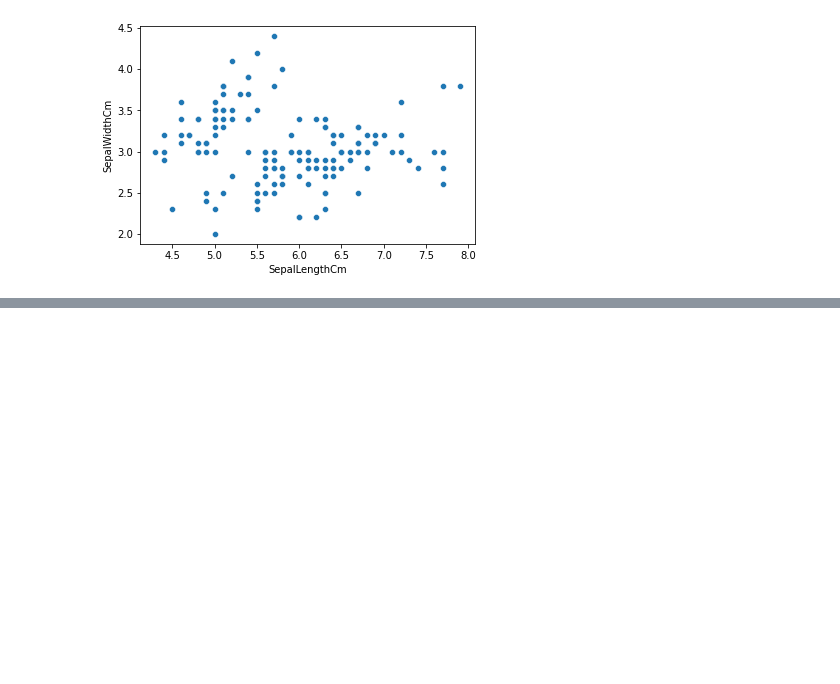
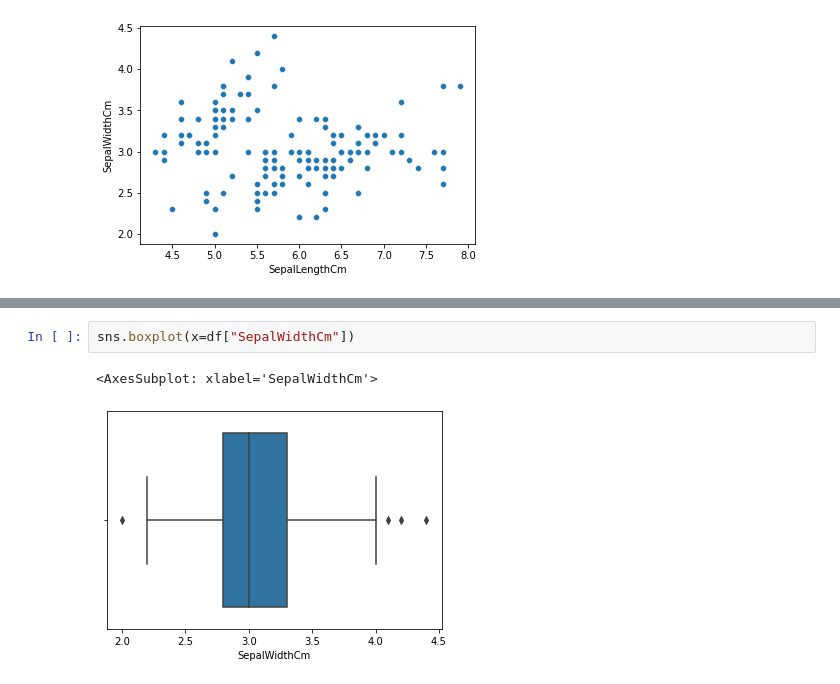
Before and after one commit to shashank0092/Small-ML-Projects, a Jupyter notebook: Irish Project/IrishAnaylstic.ipynb, the cells around one changed output, grey strips where cells are left out. Cells and saved outputs as stored; diff of their text form; blank space fills up the shorter version.

```diff
--- a/Irish Project/IrishAnaylstic.ipynb
+++ b/Irish Project/IrishAnaylstic.ipynb
@@ -98,0 +121,5 @@ plt.show()
+# %%
+sns.boxplot(x=df["SepalWidthCm"])
+# %% [output]
+<AxesSubplot: xlabel='SepalWidthCm'>
+[figure, added]
```
Also changed, not shown: parts of 11 cells of this notebook.
